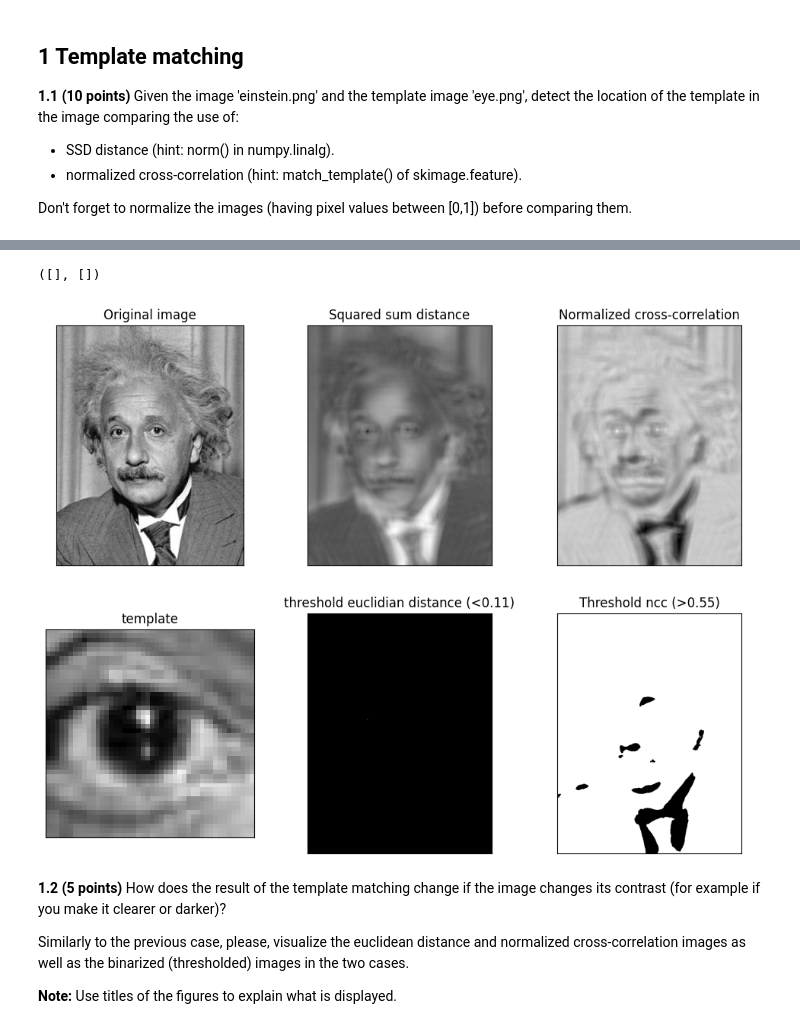
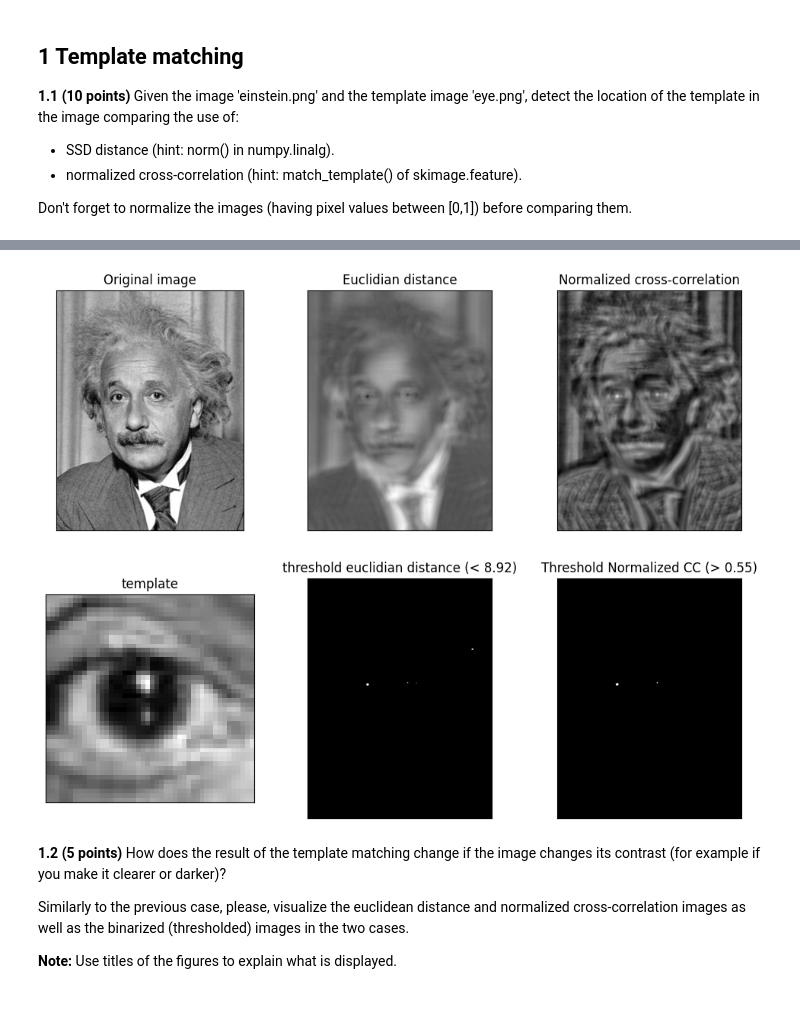
Before and after one commit to MohsinZamanShaheen/Artificial-Vision, a Jupyter notebook: Practica 4/p4_2023_24.ipynb, the cells around one changed output, grey strips where cells are left out. Saved outputs shown, nothing was run; the diff lists cells and outputs as text; code cells hidden in the pictures.

```diff
--- a/Practica 4/p4_2023_24.ipynb
+++ b/Practica 4/p4_2023_24.ipynb
@@ -62,11 +83,9 @@ from skimage.color import rgb2gray
 
 # Load the images
 einstein_image = io.imread('./images/einstein.png')
-template_image = io.imread('./images/eye.png')
-
-# Normalize the images with the maximum value
-einstein_image = einstein_image / np.max(einstein_image)
-template_image = template_image / np.max(template_image)
+eye_template = io.imread('./images/eye.png')
+# Passing to gray. The resulting images will be normalized
+einstein_image,eye_template = toGray(einstein_image,eye_template)
 # %% [markdown]
 Create a **function** for template matching applying SSD distance and normalized cross-correlation and display the results in the following format:
 
@@ -78,7 +97,7 @@ Note: the decision of threshold for SSD distance and normalized cross-correlatio
 # %%
 # In order to abstract the code, we'll divide in different functions to call anywhere
 
-def ssd_dist(img, template, threshold_decision):
+def ssd_dist(img, template):
 
     w, h = img.shape[0] - template.shape[0], img.shape[1] - template.shape[1]
     ssd_results = np.zeros((w,h))
@@ -89,60 +108,26 @@ def ssd_dist(img, template, threshold_decision):
             filter= img[i:i + template.shape[0], j: j + template.shape[1]] - template
             # Apply np norm to get the value
             ssd_results[i][j] = np.linalg.norm(filter)
-    # Returns the resulting image and the binarized image
-    return ssd_results , ssd_results < threshold_decision
+    # Returns the resulting image
+    return ssd_results/np.max(ssd_results)
 
+# Getting the ssd or euclidian result
+img_eucli = ssd_dist(einstein_image, eye_template)
+threshold_ssd = 0.3426 # This value can be changed, I consider this the best one so far since it gives results similar to given samples
+# Thresholded image
+th_eucli = img_eucli < threshold_ssd
 
-einstein_image = img_as_float(einstein_image)
-template_image = img_as_float(template_image)
-
-img_eucli, th_eucli = ssd_dist(einstein_image, template_image, 5)
-cross_Correlation = feature.match_template(einstein_image, template_image)
-cross_res = cross_Correlation
-cross_threshold = cross_Correlation > .5
+# Getting CC result
+cross_Correlation = match_template(einstein_image, eye_template)
+threshold_cc = 0.55 # This can be changed. I found best results with this value because it gives results similar to given samples
+cross_threshold = cross_Correlation > threshold_cc
-# %%
-# Plot the results
-
-fig=plt.figure(figsize=(12,9))
-
-fig.add_subplot(2,3,1)
-plt.imshow(einstein_image, cmap = "gray")
-plt.title('Original image')
-plt.xticks([])
-plt.yticks([])
-
-fig.add_subplot(2,3,2)
-plt.imshow(img_eucli, cmap = "gray")
-plt.title('Squared sum distance')
-plt.xticks([])
-plt.yticks([])
-
-fig.add_subplot(2,3,3)
-plt.imshow(cross_res, cmap = "gray")
-plt.title('Normalized cross-correlation')
-plt.xticks([])
-plt.yticks([])
-
-fig.add_subplot(2,3,4)
-plt.imshow(template_image, cmap = "gray")
-plt.title('template')
-plt.xticks([])
-plt.yticks([])
-
-fig.add_subplot(2,3,5)
-plt.imshow(th_eucli, cmap = "gray")
-plt.title('threshold euclidian distance (<0.11)')
-plt.xticks([])
-plt.yticks([])
-
-fig.add_subplot(2,3,6)
-plt.imshow(cross_threshold, cmap = "gray")
-plt.title('Threshold ncc (>0.55)')
-plt.xticks([])
-plt.yticks([])
-# %% [output]
-([], [])
-[figure, removed]
+# %%
+# Plot the results
+images_to_plot = [einstein_image,img_eucli,cross_Correlation, eye_template,th_eucli,cross_threshold]
+title_for_img = ['Original image', 'Euclidian distance', 'Normalized cross-correlation', 'template', 'threshold euclidian distance (< 8.92)', 'Threshold Normalized CC (> 0.55)']
+plot_images(images_to_plot,title_for_img)
+# %% [output]
+[figure, added]
 # %% [markdown]
 **1.2 (5 points)** How does the result of the template matching change if the image changes its contrast (for example if you make it clearer or darker)?
 
```
Also changed, not shown: parts of 10 cells of this notebook.
